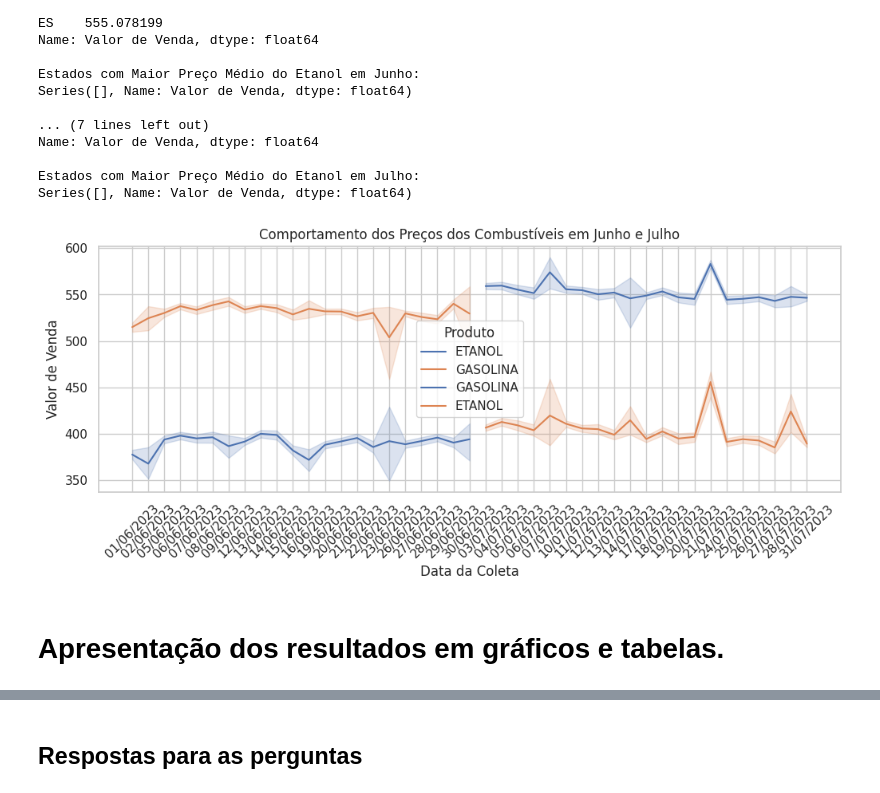
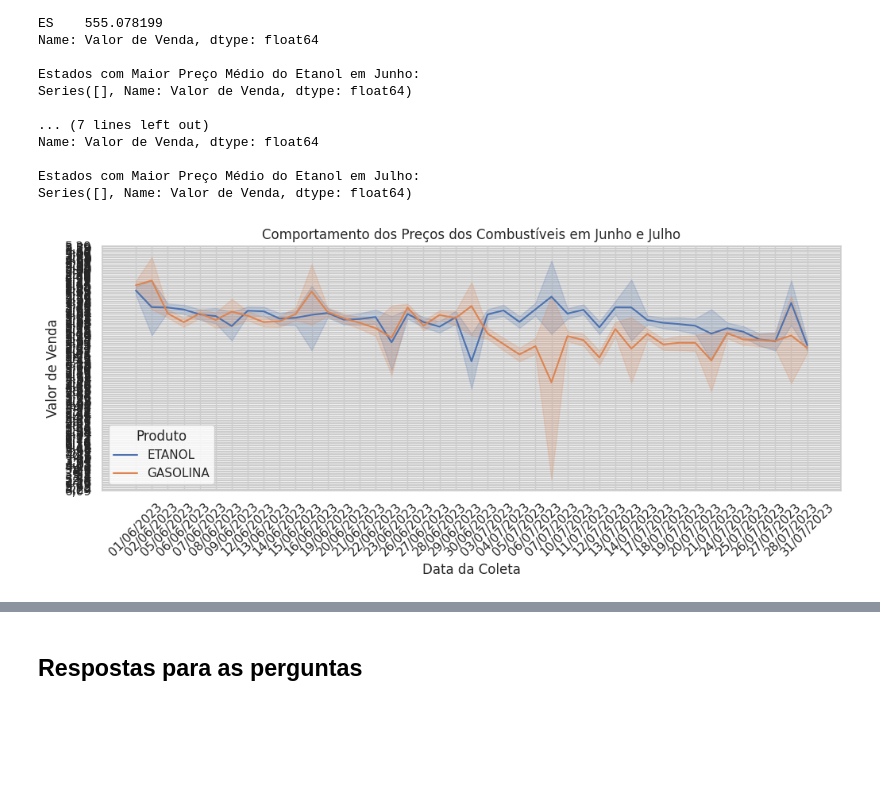
Before and after one commit to Project-4-Trends-and-Insights-Database/Projeto_Dados_para_abastecer_o_carro, a Jupyter notebook: Projeto_Dados_para_abastecer_o_carro.ipynb, the cells around one changed output, grey strips where cells are left out. Cells and saved outputs as stored; diff of their text form; code cells hidden in the pictures; blank space fills up the shorter version.

```diff
--- a/Projeto_Dados_para_abastecer_o_carro.ipynb
+++ b/Projeto_Dados_para_abastecer_o_carro.ipynb
@@ -183,22 +183,20 @@ Estados com Maior Preço Médio do Etanol em Julho:
 Series([], Name: Valor de Venda, dtype: float64)
 # %%
 # Filtrar os dados para incluir apenas gasolina e etanol
-dados_mes6_filtrados = dados_mes6[dados_mes6['Produto'].isin(['GASOLINA', 'ETANOL'])]
-dados_mes7_filtrados = dados_mes7[dados_mes7['Produto'].isin(['GASOLINA', 'ETANOL'])]
+produtos_selecionados = ['GASOLINA', 'ETANOL']
+dados_filtrados = pd.concat([dados_mes6[dados_mes6['Produto'].isin(produtos_selecionados)],
+                            dados_mes7[dados_mes7['Produto'].isin(produtos_selecionados)]])
 
 plt.figure(figsize=(12, 4))
-sns.lineplot(data=dados_mes6_filtrados, x='Data da Coleta', y='Valor de Venda', hue='Produto')
-sns.lineplot(data=dados_mes7_filtrados, x='Data da Coleta', y='Valor de Venda', hue='Produto')
+sns.lineplot(data=dados_filtrados, x='Data da Coleta', y='Valor de Venda', hue='Produto')
 plt.title('Comportamento dos Preços dos Combustíveis em Junho e Julho')
 plt.xlabel('Data da Coleta')
 plt.ylabel('Valor de Venda')
 plt.legend(title='Produto')
 plt.xticks(rotation=45)
 plt.show()
 # %% [output]
-[figure, old version]
+[figure, new version]
-# %% [markdown]
-# <font color = 00CED1> Apresentação dos resultados em gráficos e tabelas.
 # %%
 # 2. Qual o preço médio da gasolina e do etanol nesses dois meses?
 preco_medio_mes6 = dados_mes6.groupby('Produto')['Valor de Venda'].mean()
```
Also changed, not shown: parts of 15 cells of this notebook.
